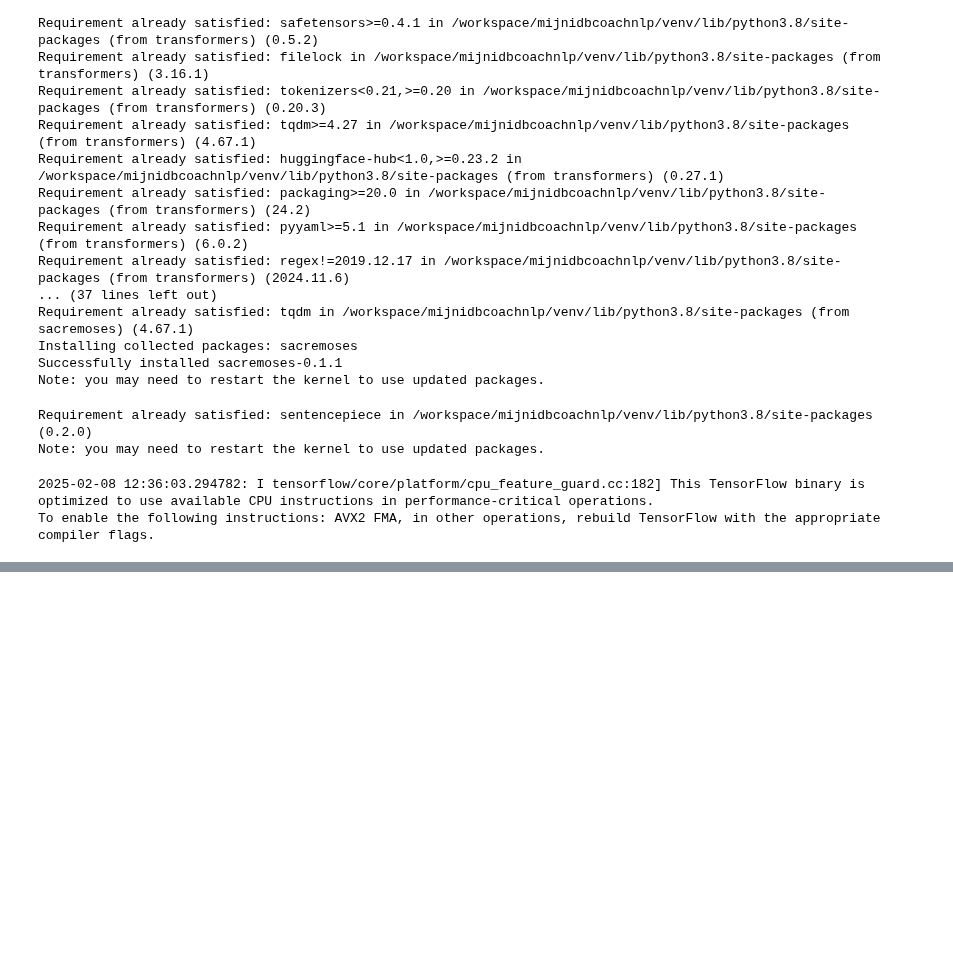
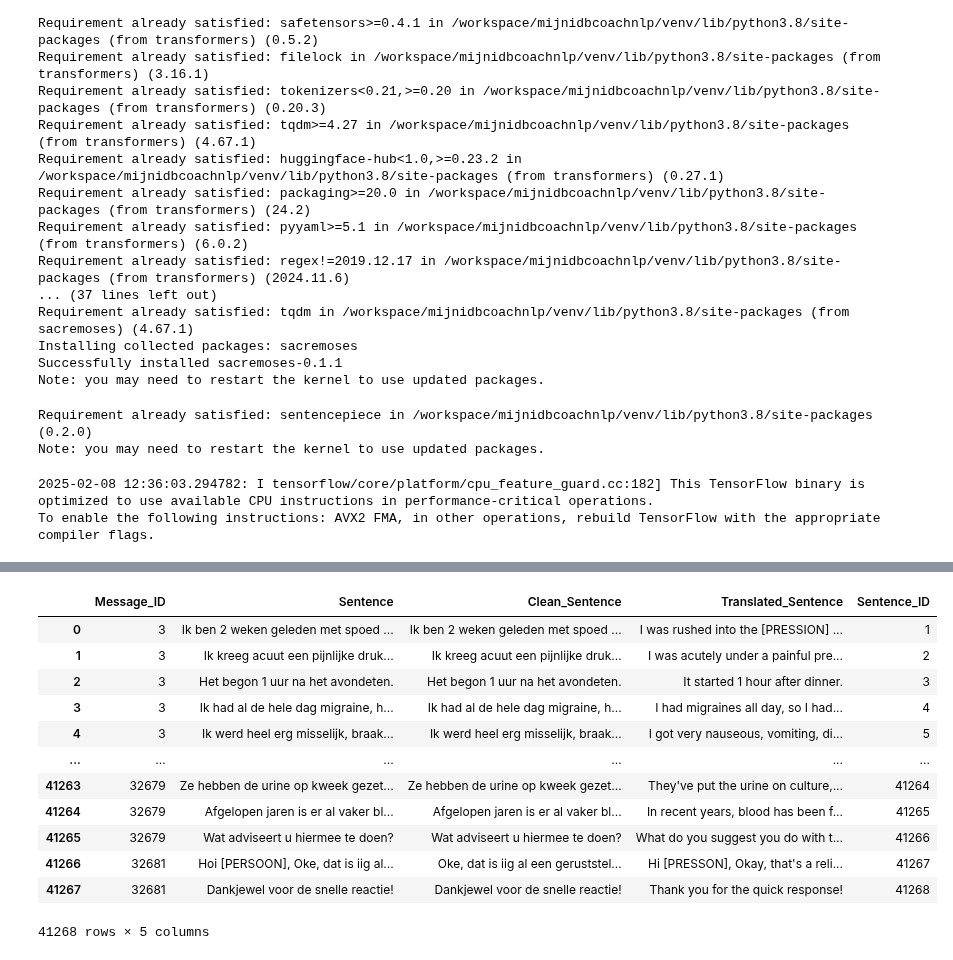
Before and after one commit to MaastrichtU-CDS/MyIBDcoachNLP, a Jupyter notebook: notebooks/Other/translate_sentences.ipynb, the cells around one changed output, grey strips where cells are left out. Drawn from its saved outputs; the diff is of its cells as text; code cells hidden in the pictures; blank space fills up the shorter version.

```diff
--- a/notebooks/Other/translate_sentences.ipynb
+++ b/notebooks/Other/translate_sentences.ipynb
@@ -118 +127,18 @@ df
+# %%
+df["Sentence_ID"] = df.index + 1
+df
+# %% [output]
+|  | Message_ID | Sentence | Clean_Sentence | Translated_Sentence | Sentence_ID |
+| 0 | 3 | Ik ben 2 weken geleden met spoed ... | Ik ben 2 weken geleden met spoed ... | I was rushed into the [PRESSION] ... | 1 |
+| 1 | 3 | Ik kreeg acuut een pijnlijke druk... | Ik kreeg acuut een pijnlijke druk... | I was acutely under a painful pre... | 2 |
+| 2 | 3 | Het begon 1 uur na het avondeten. | Het begon 1 uur na het avondeten. | It started 1 hour after dinner. | 3 |
+| 3 | 3 | Ik had al de hele dag migraine, h... | Ik had al de hele dag migraine, h... | I had migraines all day, so I had... | 4 |
+| 4 | 3 | Ik werd heel erg misselijk, braak... | Ik werd heel erg misselijk, braak... | I got very nauseous, vomiting, di... | 5 |
+| ... | ... | ... | ... | ... | ... |
+| 41263 | 32679 | Ze hebben de urine op kweek gezet... | Ze hebben de urine op kweek gezet... | They've put the urine on culture,... | 41264 |
+| 41264 | 32679 | Afgelopen jaren is er al vaker bl... | Afgelopen jaren is er al vaker bl... | In recent years, blood has been f... | 41265 |
+| 41265 | 32679 | Wat adviseert u hiermee te doen? | Wat adviseert u hiermee te doen? | What do you suggest you do with t... | 41266 |
+| 41266 | 32681 | Hoi [PERSOON], Oke, dat is iig al... | Oke, dat is iig al een geruststel... | Hi [PRESSON], Okay, that's a reli... | 41267 |
+| 41267 | 32681 | Dankjewel voor de snelle reactie! | Dankjewel voor de snelle reactie! | Thank you for the quick response! | 41268 |
+41268 rows × 5 columns
 # %%
```
Also changed, not shown: parts of 5 cells of this notebook, 3 other files.
